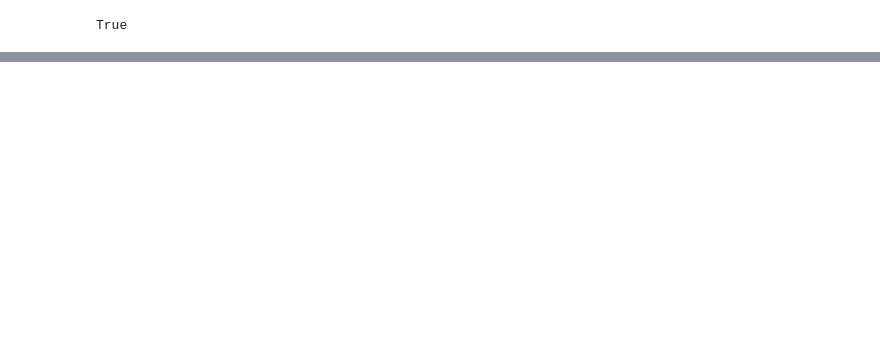
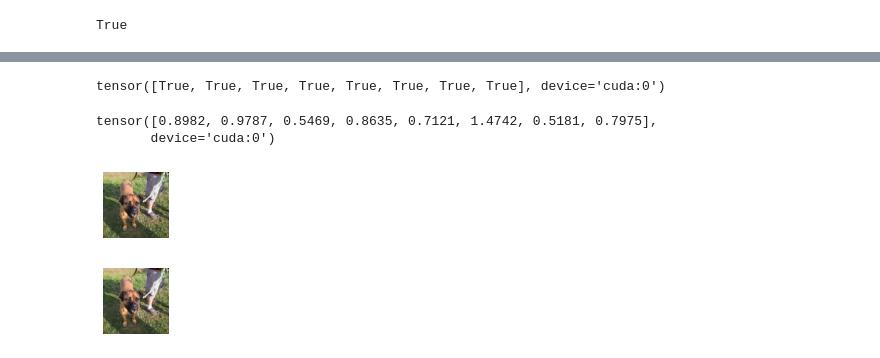
Before and after one commit to ccfarah/AdversarialADR, a Jupyter notebook: foolbox.ipynb, the cells around one changed output, grey strips where cells are left out. Cells and saved outputs as stored; diff of their text form; code cells hidden in the pictures; blank space fills up the shorter version.

```diff
--- a/foolbox.ipynb
+++ b/foolbox.ipynb
@@ -43,0 +64,17 @@ RuntimeError: CUDA out of memory. Tried to allocate 26.00 MiB (GPU 0; 3.82 GiB t
+# %%
+is_adv
+# %% [output]
+tensor([True, True, True, True, True, True, True, True], device='cuda:0')
+# %%
+fb.distances.l2(images, advs)
+# %% [output]
+tensor([0.8982, 0.9787, 0.5469, 0.8635, 0.7121, 1.4742, 0.5181, 0.7975],
+       device='cuda:0')
+# %%
+fb.plot.images(images[0:1])
+# %% [output]
+[figure, added]
+# %%
+fb.plot.images(advs[0:1])
+# %% [output]
+[figure, added]
```
Also changed, not shown: parts of 15 cells of this notebook, 4 other files.
